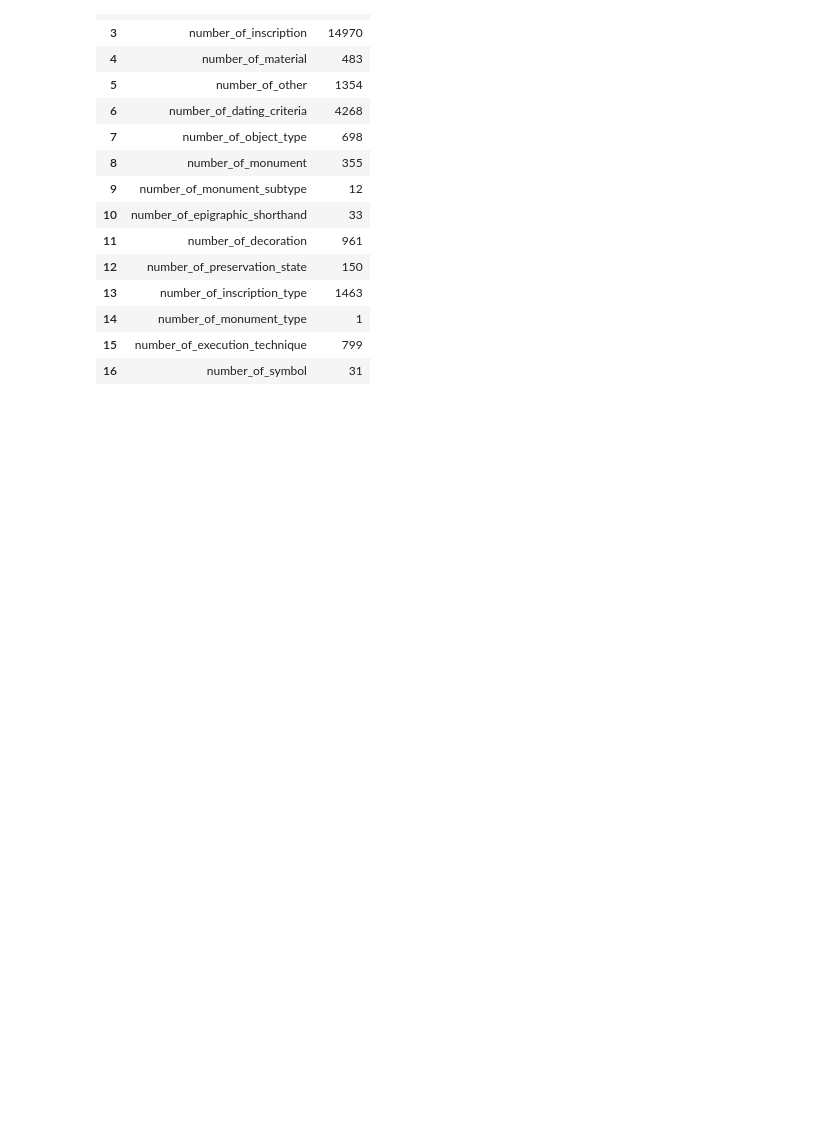
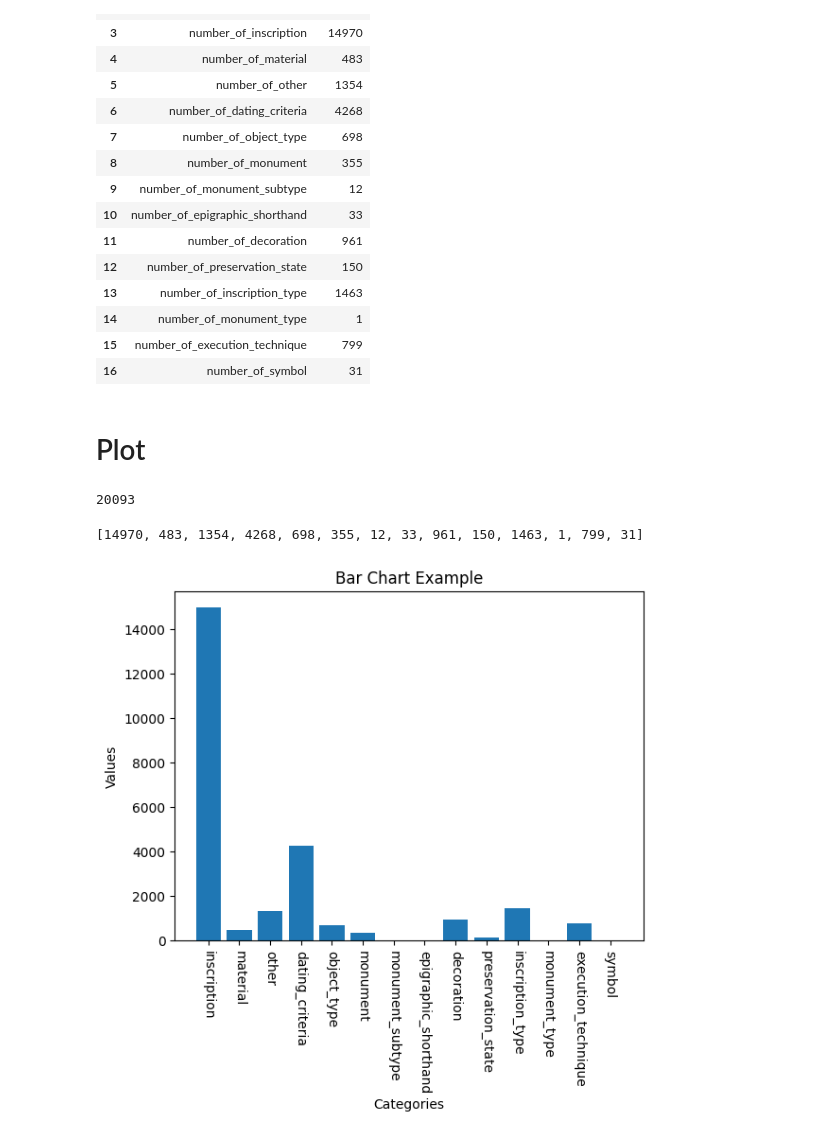
Before and after one commit to dh-epfl-students/dhlab-ukraine-epigraphy, a Jupyter notebook: process_second.ipynb, the cells around one changed output. Drawn from its saved outputs; the diff is of its cells as text; code cells hidden in the pictures; blank space fills up the shorter version.

Commit message:
Add plot in process_second.ipynb

```diff
--- a/process_second.ipynb
+++ b/process_second.ipynb
@@ -321,0 +322,28 @@ statistics_df.to_csv("data/Test_second/data/statistics.csv")
+# %% [markdown]
+# Plot
+# %%
+import pandas as pd
+import matplotlib.pyplot as plt
+statistics_df = pd.read_csv("data/Test_second/data/statistics.csv", sep = '\t')
+# %%
+statistics_df[statistics_df['name'] == 'number_of_sentence']['number'][0]
+# %% [output]
+20093
+# %%
+categories = ['number_of_inscription', 'number_of_material', 'number_of_other', 'number_of_dating_criteria', 'number_of_object_type', 'number_of_monument', 'number_of_monument_subtype', 'number_of_epigraphic_shorthand', 'number_of_decoration', 'number_of_preservation_state', 'number_of_inscription_type', 'number_of_monument_type', 'number_of_execution_technique', 'number_of_symbol']
+values = [statistics_df[statistics_df['name'] == category]['number'].iloc[0] for category in categories]
+
+categories_list= [category.removeprefix('number_of_') for category in categories]
+print(values)
+plt.bar(categories_list, values)
+
+plt.title('Bar Chart Example')
+
+plt.xlabel('Categories')
+plt.ylabel('Values')
+plt.xticks(rotation=270)
+# 显示图表
+plt.show()
+# %% [output]
+[14970, 483, 1354, 4268, 698, 355, 12, 33, 961, 150, 1463, 1, 799, 31]
+[figure, added]
```
Also changed, not shown: parts of 1 cell of this notebook.
